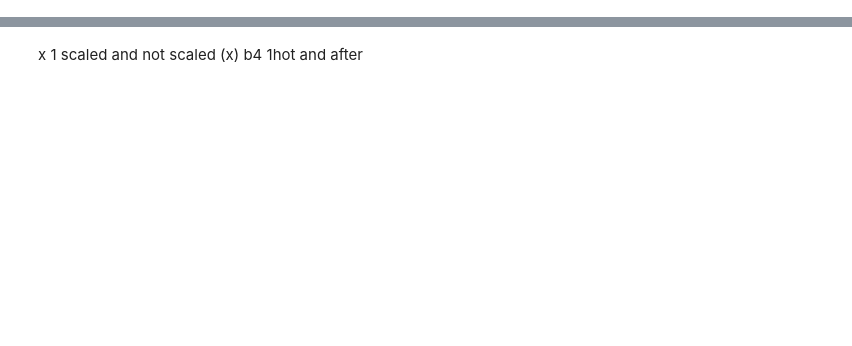
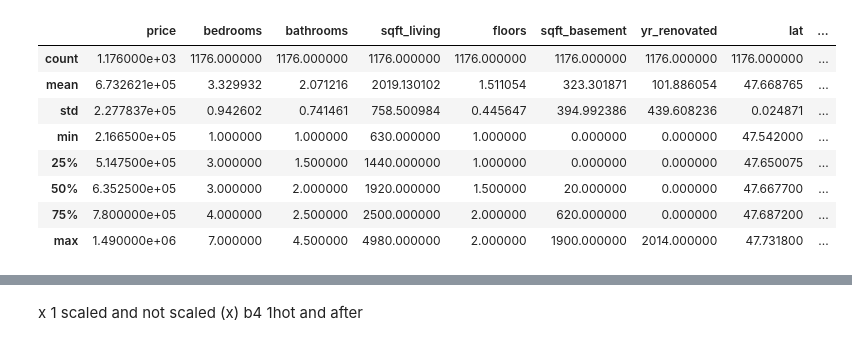
Before and after one commit to axoaxonic/green-housing-dev-analysis-project, a Jupyter notebook: development-notebooks/1book.ipynb, the cells around one changed output, grey strips where cells are left out. Saved outputs shown, nothing was run; the diff lists cells and outputs as text; code cells hidden in the pictures; blank space fills up the shorter version.

```diff
--- a/development-notebooks/1book.ipynb
+++ b/development-notebooks/1book.ipynb
@@ -102,2 +215,14 @@ print(simple_model_results.summary())
+# %%
+zip_new_columns.describe()
+# %% [output]
+|  | price | bedrooms | bathrooms | sqft_living | floors | sqft_basement | yr_renovated | lat | ... |
+| count | 1.176000e+03 | 1176.000000 | 1176.000000 | 1176.000000 | 1176.000000 | 1176.000000 | 1176.000000 | 1176.000000 | ... |
+| mean | 6.732621e+05 | 3.329932 | 2.071216 | 2019.130102 | 1.511054 | 323.301871 | 101.886054 | 47.668765 | ... |
+| std | 2.277837e+05 | 0.942602 | 0.741461 | 758.500984 | 0.445647 | 394.992386 | 439.608236 | 0.024871 | ... |
+| min | 2.166500e+05 | 1.000000 | 1.000000 | 630.000000 | 1.000000 | 0.000000 | 0.000000 | 47.542000 | ... |
+| 25% | 5.147500e+05 | 3.000000 | 1.500000 | 1440.000000 | 1.000000 | 0.000000 | 0.000000 | 47.650075 | ... |
+| 50% | 6.352500e+05 | 3.000000 | 2.000000 | 1920.000000 | 1.500000 | 20.000000 | 0.000000 | 47.667700 | ... |
+| 75% | 7.800000e+05 | 4.000000 | 2.500000 | 2500.000000 | 2.000000 | 620.000000 | 0.000000 | 47.687200 | ... |
+| max | 1.490000e+06 | 7.000000 | 4.500000 | 4980.000000 | 2.000000 | 1900.000000 | 2014.000000 | 47.731800 | ... |
 # %%
 #reviewing coef and p value significants
```
Also changed, not shown: parts of 21 cells of this notebook.
